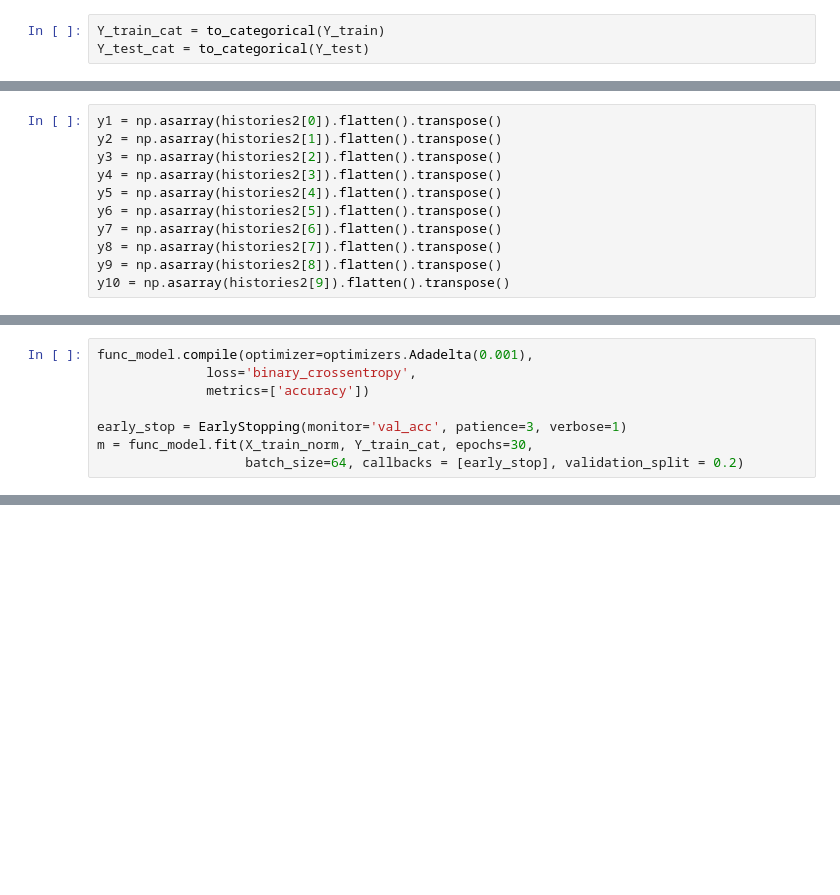
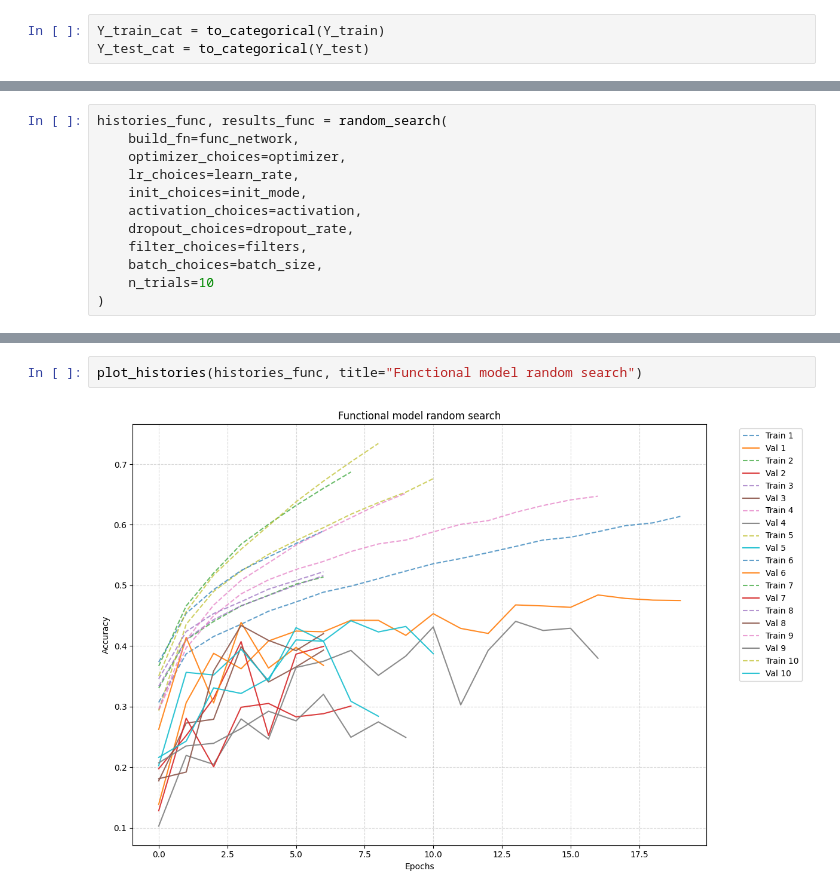
Before and after one commit to Anfloe/hparamOptimization-CNN-TF, a Jupyter notebook: NN Hyperparameter Optimization.ipynb, the cells around one changed output, grey strips where cells are left out. Saved outputs shown, nothing was run; the diff lists cells and outputs as text; blank space fills up the shorter version.

```diff
--- a/NN Hyperparameter Optimization.ipynb
+++ b/NN Hyperparameter Optimization.ipynb
@@ -470,11 +65,0 @@ Transform the data for plotting:
-# %%
-y1 = np.asarray(histories2[0]).flatten().transpose()
-y2 = np.asarray(histories2[1]).flatten().transpose()
-y3 = np.asarray(histories2[2]).flatten().transpose()
-y4 = np.asarray(histories2[3]).flatten().transpose()
-y5 = np.asarray(histories2[4]).flatten().transpose()
-y6 = np.asarray(histories2[5]).flatten().transpose()
-y7 = np.asarray(histories2[6]).flatten().transpose()
-y8 = np.asarray(histories2[7]).flatten().transpose()
-y9 = np.asarray(histories2[8]).flatten().transpose()
-y10 = np.asarray(histories2[9]).flatten().transpose()
@@ -583,8 +65,0 @@ Compile and train the model:
-# %%
-func_model.compile(optimizer=optimizers.Adadelta(0.001),
-              loss='binary_crossentropy',
-              metrics=['accuracy'])
-
-early_stop = EarlyStopping(monitor='val_acc', patience=3, verbose=1)
-m = func_model.fit(X_train_norm, Y_train_cat, epochs=30,
-                   batch_size=64, callbacks = [early_stop], validation_split = 0.2)
@@ -628,0 +471,12 @@ However, this model seems to have better validation accuracy and it is more cons
+# %%
+histories_func, results_func = random_search(
+    build_fn=func_network,
+    optimizer_choices=optimizer,
+    lr_choices=learn_rate,
+    init_choices=init_mode,
+    activation_choices=activation,
+    dropout_choices=dropout_rate,
+    filter_choices=filters,
+    batch_choices=batch_size,
+    n_trials=10
+)
@@ -628,0 +501,4 @@ However, this model seems to have better validation accuracy and it is more cons
+# %%
+plot_histories(histories_func, title="Functional model random search")
+# %% [output]
+[figure, added]
```
Also changed, not shown: parts of 72 cells of this notebook, 2 other files.
